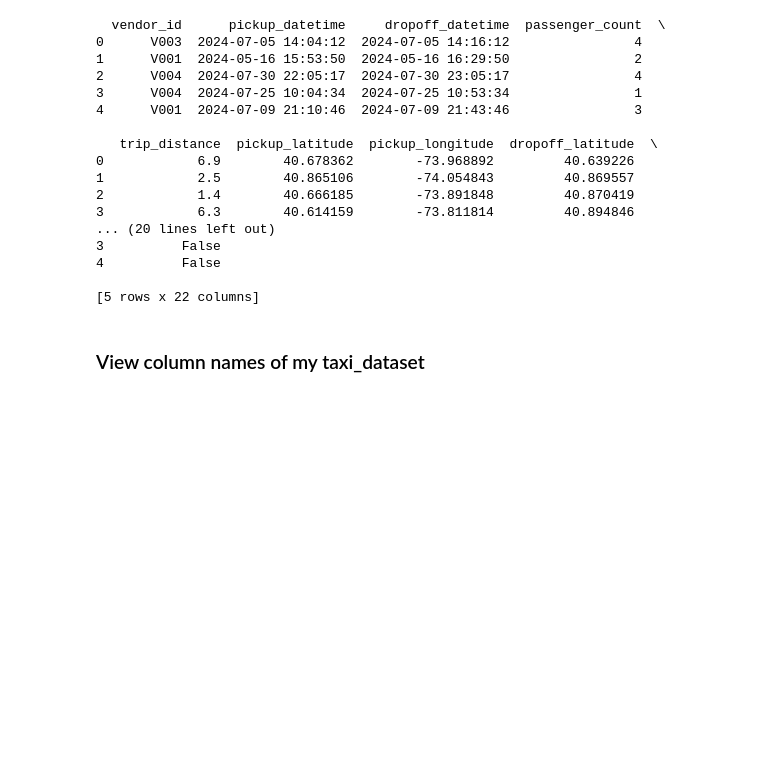
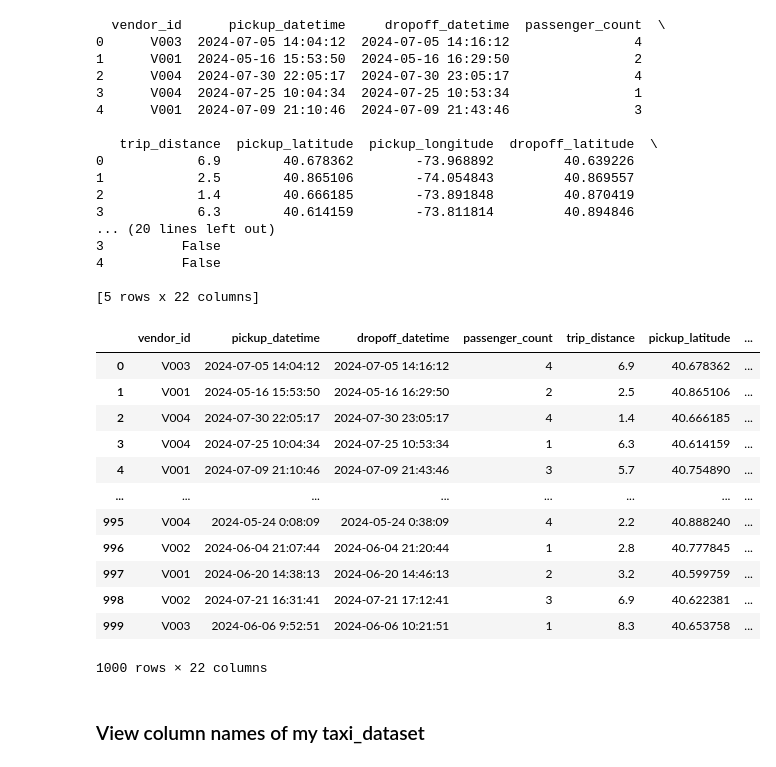
Before and after one commit to Creativeabdulmalik/Python-Project, a Jupyter notebook: capstone project.ipynb, the cells around one changed output. Drawn from its saved outputs; the diff is of its cells as text; code cells hidden in the pictures; blank space fills up the shorter version.

```diff
--- a/capstone project.ipynb
+++ b/capstone project.ipynb
@@ -33,6 +33,22 @@ print(df.head())
 4          False
 
 [5 rows x 22 columns]
+# %%
+df
+# %% [output]
+|  | vendor_id | pickup_datetime | dropoff_datetime | passenger_count | trip_distance | pickup_latitude | ... |
+| 0 | V003 | 2024-07-05 14:04:12 | 2024-07-05 14:16:12 | 4 | 6.9 | 40.678362 | ... |
+| 1 | V001 | 2024-05-16 15:53:50 | 2024-05-16 16:29:50 | 2 | 2.5 | 40.865106 | ... |
+| 2 | V004 | 2024-07-30 22:05:17 | 2024-07-30 23:05:17 | 4 | 1.4 | 40.666185 | ... |
+| 3 | V004 | 2024-07-25 10:04:34 | 2024-07-25 10:53:34 | 1 | 6.3 | 40.614159 | ... |
+| 4 | V001 | 2024-07-09 21:10:46 | 2024-07-09 21:43:46 | 3 | 5.7 | 40.754890 | ... |
+| ... | ... | ... | ... | ... | ... | ... | ... |
+| 995 | V004 | 2024-05-24 0:08:09 | 2024-05-24 0:38:09 | 4 | 2.2 | 40.888240 | ... |
+| 996 | V002 | 2024-06-04 21:07:44 | 2024-06-04 21:20:44 | 1 | 2.8 | 40.777845 | ... |
+| 997 | V001 | 2024-06-20 14:38:13 | 2024-06-20 14:46:13 | 2 | 3.2 | 40.599759 | ... |
+| 998 | V002 | 2024-07-21 16:31:41 | 2024-07-21 17:12:41 | 3 | 6.9 | 40.622381 | ... |
+| 999 | V003 | 2024-06-06 9:52:51 | 2024-06-06 10:21:51 | 1 | 8.3 | 40.653758 | ... |
+1000 rows × 22 columns
 # %% [markdown]
 ### View column names of my taxi_dataset
 # %%
```
Also changed, not shown: 2 other files.
